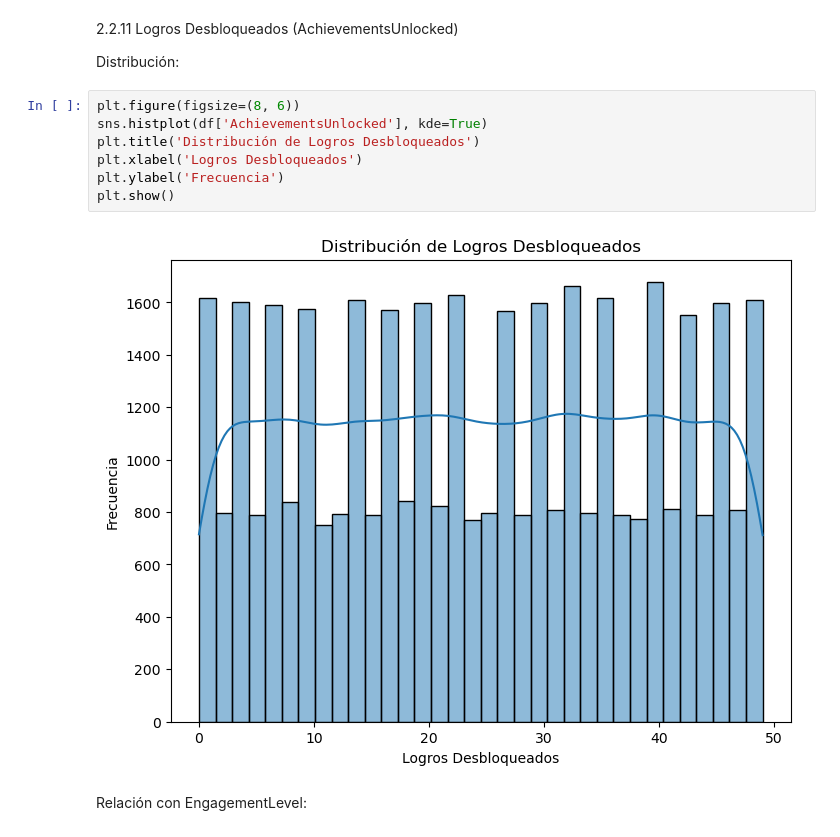
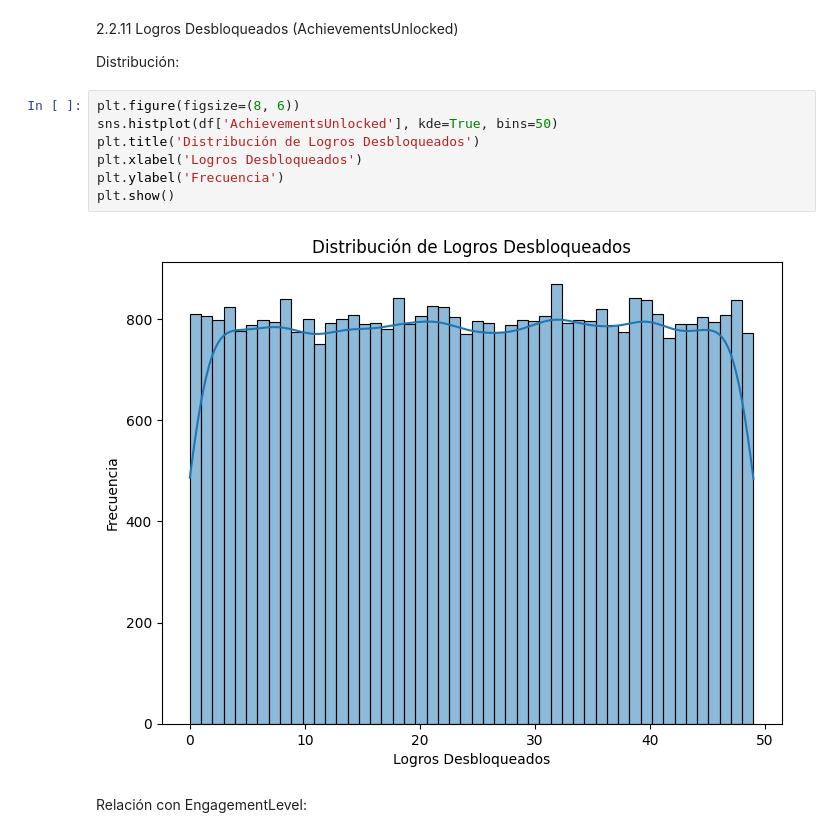
Before and after one commit to MateoTomas0912/TP1_ML_Grupo4, a Jupyter notebook: tp1_ML.ipynb.ipynb, the cells around one changed output. Saved outputs shown, nothing was run; the diff lists cells and outputs as text.

```diff
--- a/tp1_ML.ipynb.ipynb
+++ b/tp1_ML.ipynb.ipynb
@@ -365,13 +482,13 @@ plt.show()
 Distribución:
 # %%
 plt.figure(figsize=(8, 6))
-sns.histplot(df['AchievementsUnlocked'], kde=True)
+sns.histplot(df['AchievementsUnlocked'], kde=True, bins=50)
 plt.title('Distribución de Logros Desbloqueados')
 plt.xlabel('Logros Desbloqueados')
 plt.ylabel('Frecuencia')
 plt.show()
 # %% [output]
-[figure, old version]
+[figure, new version]
 # %% [markdown]
 Relación con EngagementLevel:
 # %%
```
Also changed, not shown: parts of 22 cells of this notebook.
